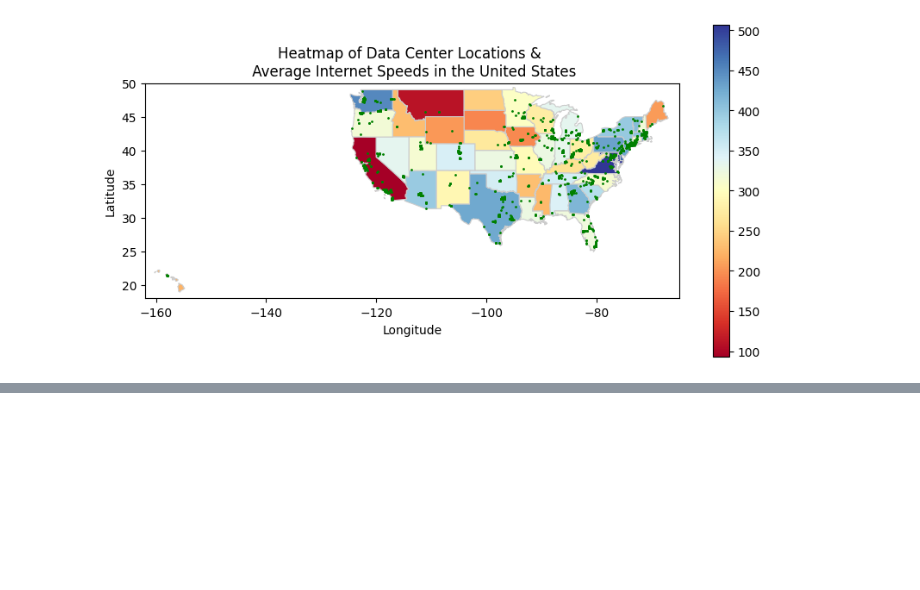
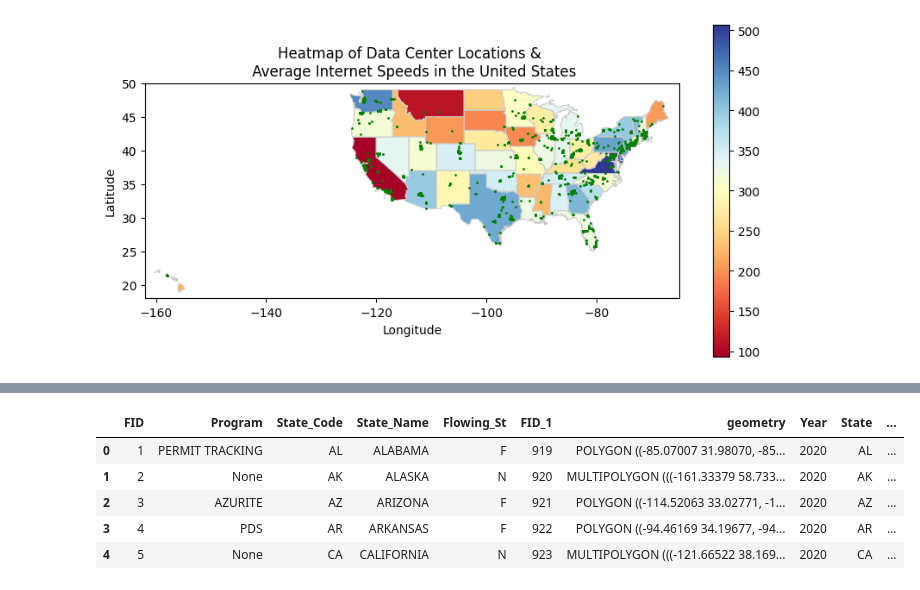
Before and after one commit to trinerye/spatial_exam, a Jupyter notebook: src/testnb.ipynb, the cells around one changed output, grey strips where cells are left out. Cells and saved outputs as stored; diff of their text form; code cells hidden in the pictures; blank space fills up the shorter version.

```diff
--- a/src/testnb.ipynb
+++ b/src/testnb.ipynb
@@ -140,7 +129,7 @@ internet_df = uppercase_df(internet_df)
 
 internet_df.rename(columns={'state': 'State_Name'}, inplace=True)
 
-merged_data3 = states_map.merge(internet_df, how='left', on='State_Name')
+merged_data = merged_data.merge(internet_df, how='left', on='State_Name')
 # %%
 # Plot the custom map
 fig, ax = plt.subplots(figsize=(10, 5))
@@ -166,0 +162,4 @@ plt.show()
+# %%
+state_temp_file = os.path.join('..','in','state_temp.csv')
+state_temp = pd.read_csv(state_temp_file, skiprows=4)
+state_temp.head()
@@ -166,0 +175,6 @@ plt.show()
+# %%
+state_temp.rename(columns={'Name' : 'State_Name', 'Value' : 'temperature'}, inplace=True)
+
+state_temp = state_temp[['State_Name','temperature']]
+
+state_temp.head()
@@ -166,0 +214,14 @@ plt.show()
+# %%
+#converting to uppercase again, because thats what the merged_data shapefile uses for state names.
+state_temp = uppercase_df(state_temp)
+
+merged_data = merged_data.merge(state_temp, how='left', on='State_Name')
+
+merged_data.head()
+# %% [output]
+|  | FID | Program | State_Code | State_Name | Flowing_St | FID_1 | geometry | Year | State | ... |
+| 0 | 1 | PERMIT TRACKING | AL | ALABAMA | F | 919 | POLYGON ((-85.07007 31.98070, -85... | 2020 | AL | ... |
+| 1 | 2 | None | AK | ALASKA | N | 920 | MULTIPOLYGON (((-161.33379 58.733... | 2020 | AK | ... |
+| 2 | 3 | AZURITE | AZ | ARIZONA | F | 921 | POLYGON ((-114.52063 33.02771, -1... | 2020 | AZ | ... |
+| 3 | 4 | PDS | AR | ARKANSAS | F | 922 | POLYGON ((-94.46169 34.19677, -94... | 2020 | AR | ... |
+| 4 | 5 | None | CA | CALIFORNIA | N | 923 | MULTIPOLYGON (((-121.66522 38.169... | 2020 | CA | ... |
```
Also changed, not shown: parts of 13 cells of this notebook.
